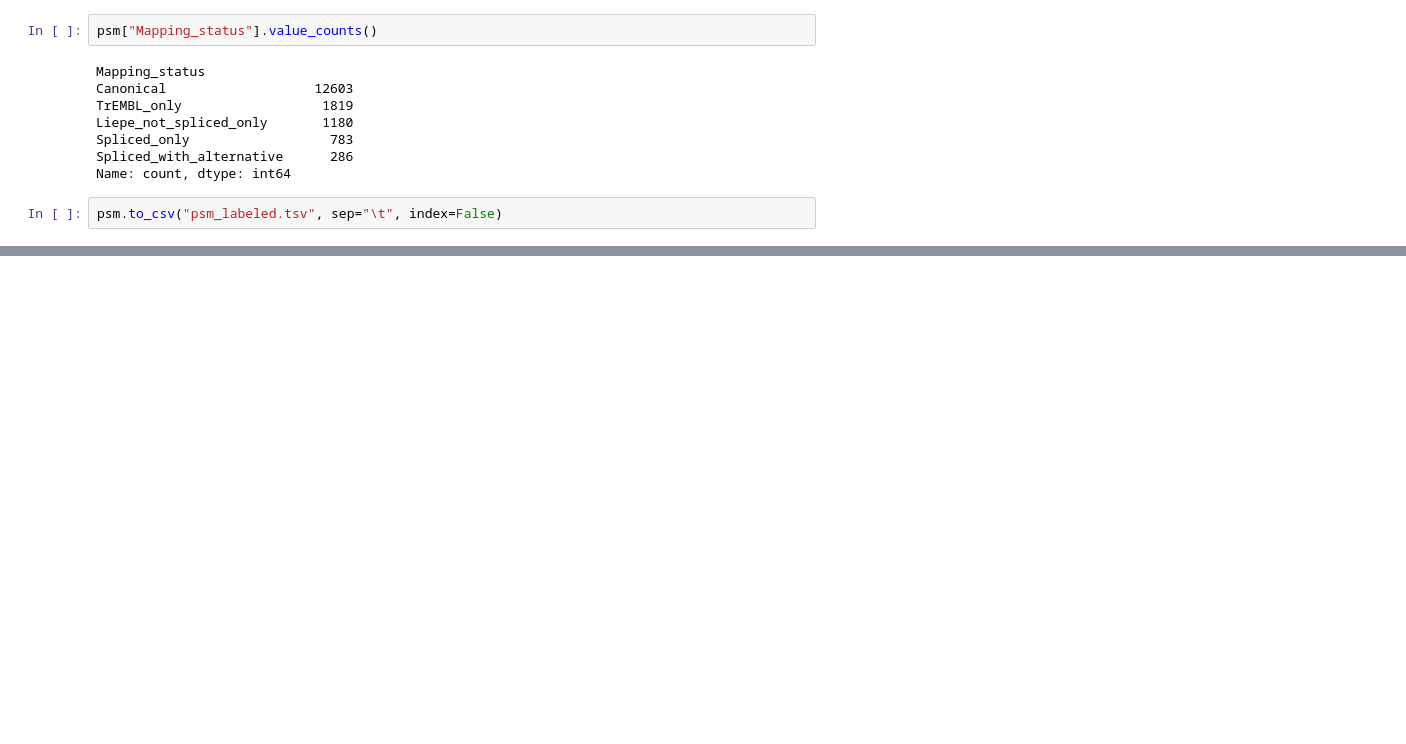
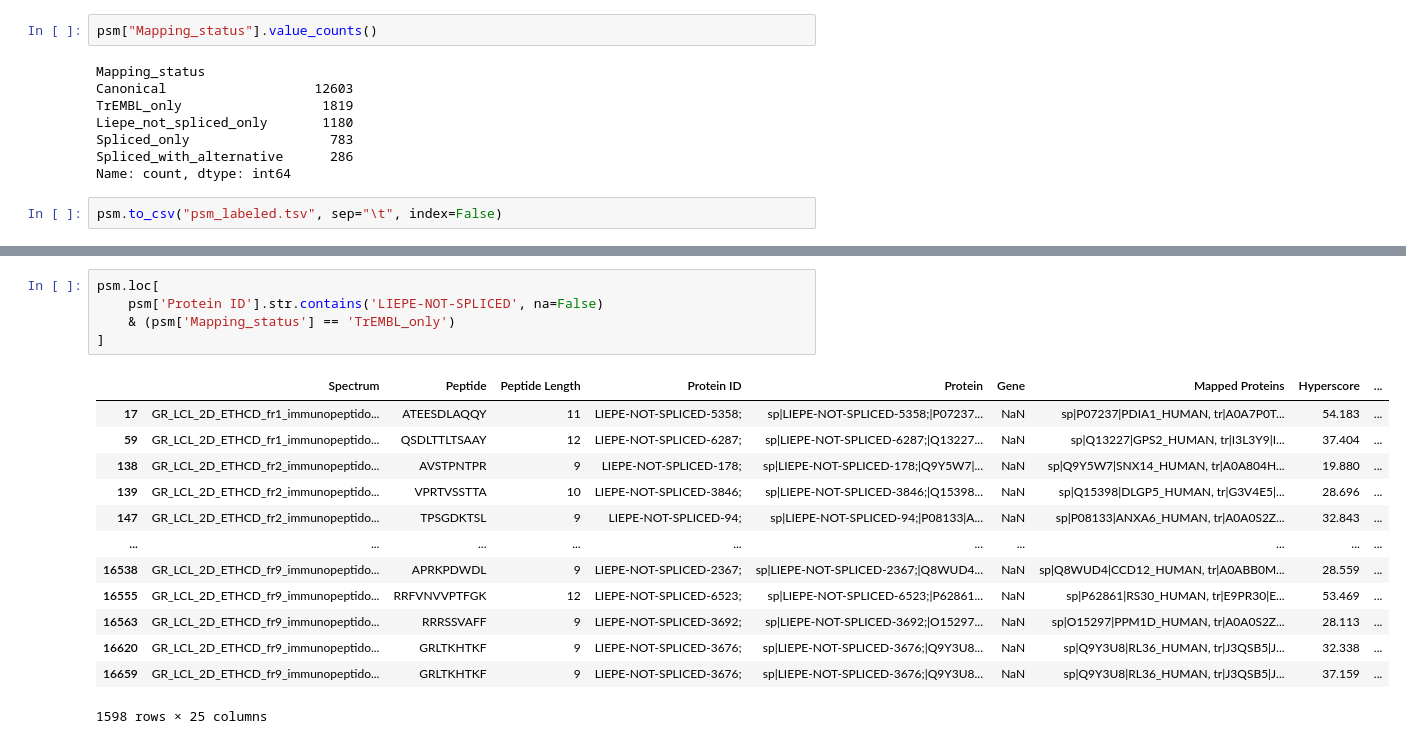
Before and after one commit to nnvero/Liepe-2016-reanalysis, a Jupyter notebook: downstream-analysis/psm-exploration.ipynb, the cells around one changed output, grey strips where cells are left out. Saved outputs shown, nothing was run; the diff lists cells and outputs as text; blank space fills up the shorter version.

```diff
--- a/downstream-analysis/psm-exploration.ipynb
+++ b/downstream-analysis/psm-exploration.ipynb
@@ -232,0 +245,19 @@ psm.to_csv("psm_labeled.tsv", sep="\t", index=False)
+# %%
+psm.loc[
+    psm['Protein ID'].str.contains('LIEPE-NOT-SPLICED', na=False)
+    & (psm['Mapping_status'] == 'TrEMBL_only')
+]
+# %% [output]
+|  | Spectrum | Peptide | Peptide Length | Protein ID | Protein | Gene | Mapped Proteins | Hyperscore | ... |
+| 17 | GR_LCL_2D_ETHCD_fr1_immunopeptido... | ATEESDLAQQY | 11 | LIEPE-NOT-SPLICED-5358; | sp|LIEPE-NOT-SPLICED-5358;|P07237... | NaN | sp|P07237|PDIA1_HUMAN, tr|A0A7P0T... | 54.183 | ... |
+| 59 | GR_LCL_2D_ETHCD_fr1_immunopeptido... | QSDLTTLTSAAY | 12 | LIEPE-NOT-SPLICED-6287; | sp|LIEPE-NOT-SPLICED-6287;|Q13227... | NaN | sp|Q13227|GPS2_HUMAN, tr|I3L3Y9|I... | 37.404 | ... |
+| 138 | GR_LCL_2D_ETHCD_fr2_immunopeptido... | AVSTPNTPR | 9 | LIEPE-NOT-SPLICED-178; | sp|LIEPE-NOT-SPLICED-178;|Q9Y5W7|... | NaN | sp|Q9Y5W7|SNX14_HUMAN, tr|A0A804H... | 19.880 | ... |
+| 139 | GR_LCL_2D_ETHCD_fr2_immunopeptido... | VPRTVSSTTA | 10 | LIEPE-NOT-SPLICED-3846; | sp|LIEPE-NOT-SPLICED-3846;|Q15398... | NaN | sp|Q15398|DLGP5_HUMAN, tr|G3V4E5|... | 28.696 | ... |
+| 147 | GR_LCL_2D_ETHCD_fr2_immunopeptido... | TPSGDKTSL | 9 | LIEPE-NOT-SPLICED-94; | sp|LIEPE-NOT-SPLICED-94;|P08133|A... | NaN | sp|P08133|ANXA6_HUMAN, tr|A0A0S2Z... | 32.843 | ... |
+| ... | ... | ... | ... | ... | ... | ... | ... | ... | ... |
+| 16538 | GR_LCL_2D_ETHCD_fr9_immunopeptido... | APRKPDWDL | 9 | LIEPE-NOT-SPLICED-2367; | sp|LIEPE-NOT-SPLICED-2367;|Q8WUD4... | NaN | sp|Q8WUD4|CCD12_HUMAN, tr|A0ABB0M... | 28.559 | ... |
+| 16555 | GR_LCL_2D_ETHCD_fr9_immunopeptido... | RRFVNVVPTFGK | 12 | LIEPE-NOT-SPLICED-6523; | sp|LIEPE-NOT-SPLICED-6523;|P62861... | NaN | sp|P62861|RS30_HUMAN, tr|E9PR30|E... | 53.469 | ... |
+| 16563 | GR_LCL_2D_ETHCD_fr9_immunopeptido... | RRRSSVAFF | 9 | LIEPE-NOT-SPLICED-3692; | sp|LIEPE-NOT-SPLICED-3692;|O15297... | NaN | sp|O15297|PPM1D_HUMAN, tr|A0A0S2Z... | 28.113 | ... |
+| 16620 | GR_LCL_2D_ETHCD_fr9_immunopeptido... | GRLTKHTKF | 9 | LIEPE-NOT-SPLICED-3676; | sp|LIEPE-NOT-SPLICED-3676;|Q9Y3U8... | NaN | sp|Q9Y3U8|RL36_HUMAN, tr|J3QSB5|J... | 32.338 | ... |
+| 16659 | GR_LCL_2D_ETHCD_fr9_immunopeptido... | GRLTKHTKF | 9 | LIEPE-NOT-SPLICED-3676; | sp|LIEPE-NOT-SPLICED-3676;|Q9Y3U8... | NaN | sp|Q9Y3U8|RL36_HUMAN, tr|J3QSB5|J... | 37.159 | ... |
+1598 rows × 25 columns
```
Also changed, not shown: parts of 13 cells of this notebook.
